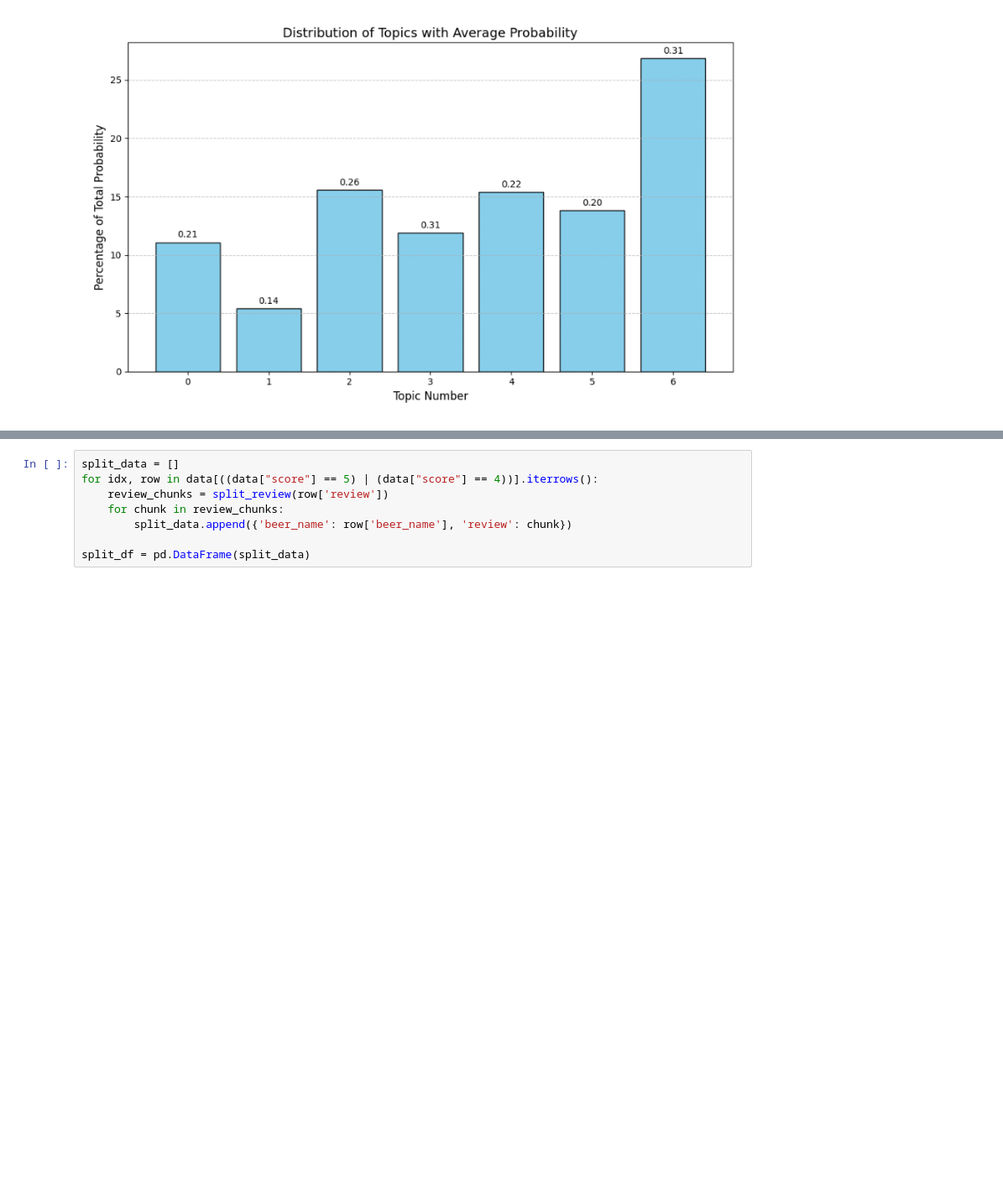
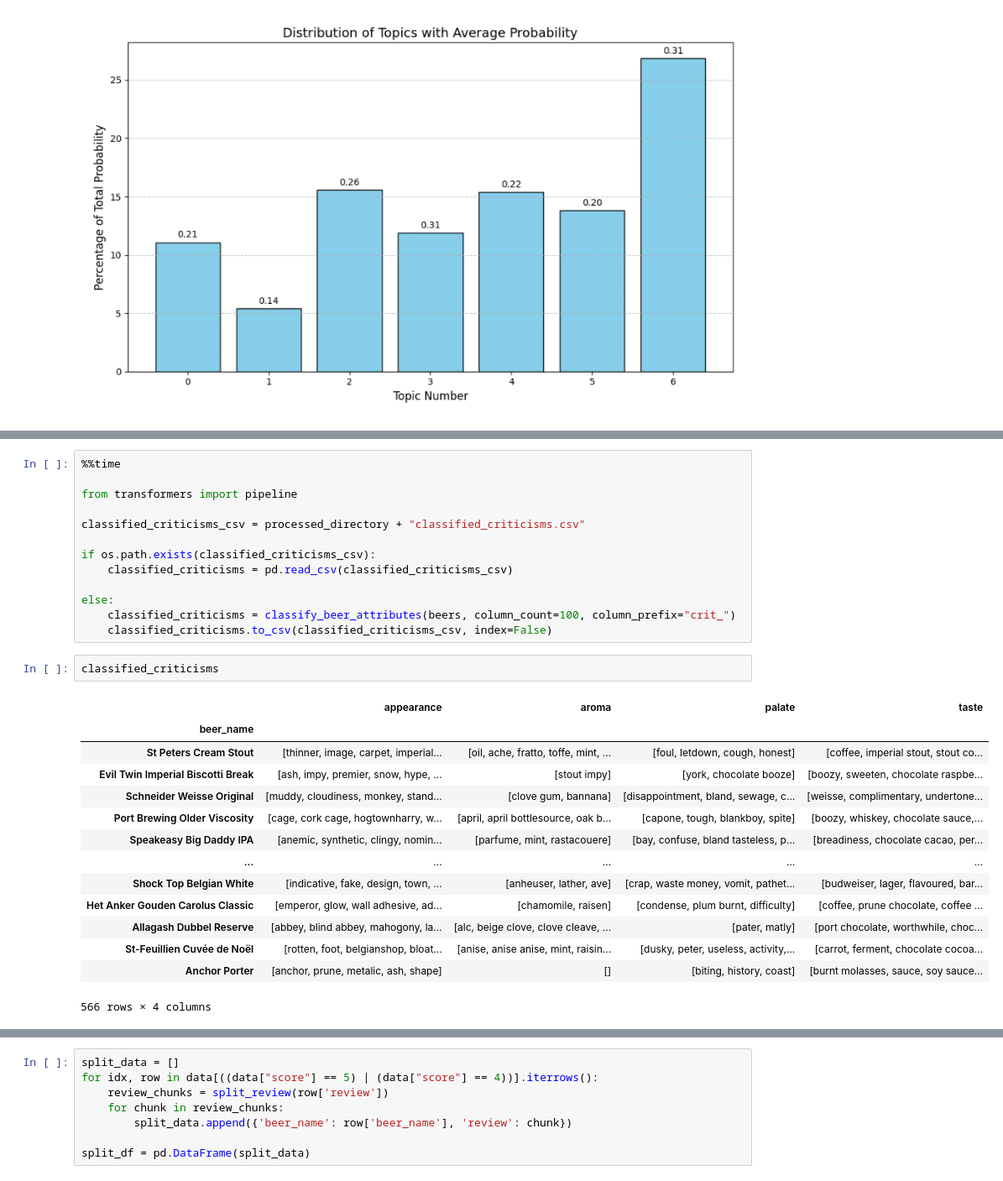
Before and after one commit to epfl-ada/ada-2024-project-awesomedataanalysts, a Jupyter notebook: milestone-3.ipynb, the cells around one changed output, grey strips where cells are left out. Shown: that part at 84% size. Cells and saved outputs as stored; diff of their text form; blank space fills up the shorter version.

```diff
--- a/milestone-3.ipynb
+++ b/milestone-3.ipynb
@@ -236 +287,31 @@ top_attributes(beers, column_prefix="crit_").head()
+# %%
+%%time
+
+from transformers import pipeline
+
+classified_criticisms_csv = processed_directory + "classified_criticisms.csv"
+
+if os.path.exists(classified_criticisms_csv):
+    classified_criticisms = pd.read_csv(classified_criticisms_csv)
+
+else:
+    classified_criticisms = classify_beer_attributes(beers, column_count=100, column_prefix="crit_")
+    classified_criticisms.to_csv(classified_criticisms_csv, index=False)
+# %%
+classified_criticisms
+# %% [output]
+|  | appearance | aroma | palate | taste |
+| beer_name |  |  |  |  |
+| St Peters Cream Stout | [thinner, image, carpet, imperial... | [oil, ache, fratto, toffe, mint, ... | [foul, letdown, cough, honest] | [coffee, imperial stout, stout co... |
+| Evil Twin Imperial Biscotti Break | [ash, impy, premier, snow, hype, ... | [stout impy] | [york, chocolate booze] | [boozy, sweeten, chocolate raspbe... |
+| Schneider Weisse Original | [muddy, cloudiness, monkey, stand... | [clove gum, bannana] | [disappointment, bland, sewage, c... | [weisse, complimentary, undertone... |
+| Port Brewing Older Viscosity | [cage, cork cage, hogtownharry, w... | [april, april bottlesource, oak b... | [capone, tough, blankboy, spite] | [boozy, whiskey, chocolate sauce,... |
+| Speakeasy Big Daddy IPA | [anemic, synthetic, clingy, nomin... | [parfume, mint, rastacouere] | [bay, confuse, bland tasteless, p... | [breadiness, chocolate cacao, per... |
+| ... | ... | ... | ... | ... |
+| Shock Top Belgian White | [indicative, fake, design, town, ... | [anheuser, lather, ave] | [crap, waste money, vomit, pathet... | [budweiser, lager, flavoured, bar... |
+| Het Anker Gouden Carolus Classic | [emperor, glow, wall adhesive, ad... | [chamomile, raisen] | [condense, plum burnt, difficulty] | [coffee, prune chocolate, coffee ... |
+| Allagash Dubbel Reserve | [abbey, blind abbey, mahogony, la... | [alc, beige clove, clove cleave, ... | [pater, matly] | [port chocolate, worthwhile, choc... |
+| St-Feuillien Cuvée de Noël | [rotten, foot, belgianshop, bloat... | [anise, anise anise, mint, raisin... | [dusky, peter, useless, activity,... | [carrot, ferment, chocolate cocoa... |
+| Anchor Porter | [anchor, prune, metalic, ash, shape] | [] | [biting, history, coast] | [burnt molasses, sauce, soy sauce... |
+566 rows × 4 columns
 # %% [markdown]
```
Also changed, not shown: parts of 77 cells of this notebook, 4 other files.
